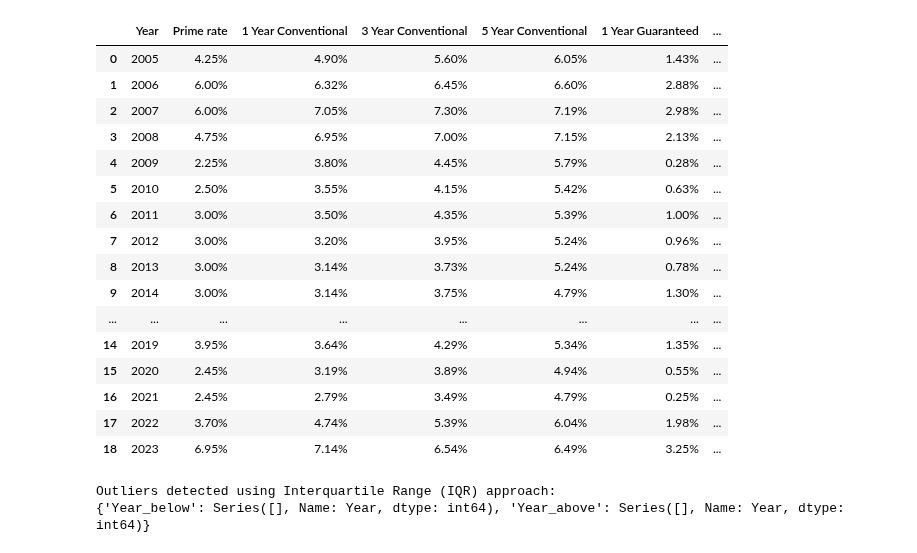
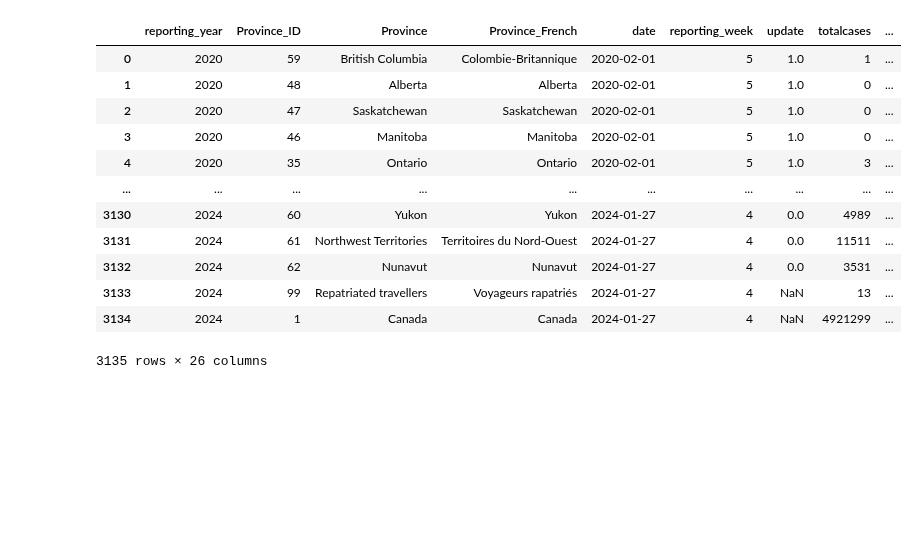
Before and after one commit to JasleenShergill/Covid-s-Effect-on-Real-Estate, a Jupyter notebook: Outlier_analysis.ipynb, the cells around one changed output. Saved outputs shown, nothing was run; the diff lists cells and outputs as text; code cells hidden in the pictures; blank space fills up the shorter version.

Commit message:
outlier analysis

```diff
--- a/Outlier_analysis.ipynb
+++ b/Outlier_analysis.ipynb
@@ -10,7 +11,7 @@ import datetime as dt
 #importing files for analysis
 
 interest_rate_path = "Output/interest_rate_cleaned.csv"
-covid_case_path = "covid19_df.csv"
+covid_case_path = "Output/covid19_df.csv"
 real_estate_csv_path = "Output/real_estate_clean.csv"
 # %%
 #Read the CSV Files
@@ -25,53 +21,17 @@ real_estate = pd.read_csv(real_estate_csv_path)
 # %%
-#display first data frame
-interest_rate_df
+#display second data frame
+covid_case
 # %% [output]
-|  | Year | Prime rate | 1 Year Conventional | 3 Year Conventional | 5 Year Conventional | 1 Year Guaranteed | ... |
-| 0 | 2005 | 4.25% | 4.90% | 5.60% | 6.05% | 1.43% | ... |
-| 1 | 2006 | 6.00% | 6.32% | 6.45% | 6.60% | 2.88% | ... |
-| 2 | 2007 | 6.00% | 7.05% | 7.30% | 7.19% | 2.98% | ... |
-| 3 | 2008 | 4.75% | 6.95% | 7.00% | 7.15% | 2.13% | ... |
-| 4 | 2009 | 2.25% | 3.80% | 4.45% | 5.79% | 0.28% | ... |
-| 5 | 2010 | 2.50% | 3.55% | 4.15% | 5.42% | 0.63% | ... |
-| 6 | 2011 | 3.00% | 3.50% | 4.35% | 5.39% | 1.00% | ... |
-| 7 | 2012 | 3.00% | 3.20% | 3.95% | 5.24% | 0.96% | ... |
-| 8 | 2013 | 3.00% | 3.14% | 3.73% | 5.24% | 0.78% | ... |
-| 9 | 2014 | 3.00% | 3.14% | 3.75% | 4.79% | 1.30% | ... |
-| ... | ... | ... | ... | ... | ... | ... | ... |
-| 14 | 2019 | 3.95% | 3.64% | 4.29% | 5.34% | 1.35% | ... |
-| 15 | 2020 | 2.45% | 3.19% | 3.89% | 4.94% | 0.55% | ... |
-| 16 | 2021 | 2.45% | 2.79% | 3.49% | 4.79% | 0.25% | ... |
-| 17 | 2022 | 3.70% | 4.74% | 5.39% | 6.04% | 1.98% | ... |
-| 18 | 2023 | 6.95% | 7.14% | 6.54% | 6.49% | 3.25% | ... |
+|  | reporting_year | Province_ID | Province | Province_French | date | reporting_week | update | totalcases | ... |
+| 0 | 2020 | 59 | British Columbia | Colombie-Britannique | 2020-02-01 | 5 | 1.0 | 1 | ... |
+| 1 | 2020 | 48 | Alberta | Alberta | 2020-02-01 | 5 | 1.0 | 0 | ... |
+| 2 | 2020 | 47 | Saskatchewan | Saskatchewan | 2020-02-01 | 5 | 1.0 | 0 | ... |
+| 3 | 2020 | 46 | Manitoba | Manitoba | 2020-02-01 | 5 | 1.0 | 0 | ... |
+| 4 | 2020 | 35 | Ontario | Ontario | 2020-02-01 | 5 | 1.0 | 3 | ... |
+| ... | ... | ... | ... | ... | ... | ... | ... | ... | ... |
+| 3130 | 2024 | 60 | Yukon | Yukon | 2024-01-27 | 4 | 0.0 | 4989 | ... |
+| 3131 | 2024 | 61 | Northwest Territories | Territoires du Nord-Ouest | 2024-01-27 | 4 | 0.0 | 11511 | ... |
+| 3132 | 2024 | 62 | Nunavut | Nunavut | 2024-01-27 | 4 | 0.0 | 3531 | ... |
+| 3133 | 2024 | 99 | Repatriated travellers | Voyageurs rapatriés | 2024-01-27 | 4 | NaN | 13 | ... |
+| 3134 | 2024 | 1 | Canada | Canada | 2024-01-27 | 4 | NaN | 4921299 | ... |
+3135 rows × 26 columns
-# %%
-# Load the interest_rate DataFrame
-interest_rate = pd.read_csv(interest_rate_path)
-
-# Define a function to calculate Q1 and Q3 for a given column
-def calculate_iqr(column):
-    q1 = np.percentile(column, 25)
-    q3 = np.percentile(column, 75)
-    return q1, q3
-
-# Define a function to detect outliers using the IQR method
-def detect_iqr_outliers(column):
-    q1, q3 = calculate_iqr(column)
-    iqr = q3 - q1
-    lower_limit = q1 - 1.5 * iqr
-    upper_limit = q3 + 1.5 * iqr
-    return column[column < lower_limit], column[column > upper_limit]
-
-# Apply the outlier detection function to each column
-outliers_dict = {}
-for column in interest_rate.columns:
-    if interest_rate[column].dtype != 'object':
-        outliers_below, outliers_above = detect_iqr_outliers(interest_rate[column])
-        outliers_dict[f'{column}_below'] = outliers_below
-        outliers_dict[f'{column}_above'] = outliers_above
-
-# Print the results
-print('Outliers detected using Interquartile Range (IQR) approach:')
-print(outliers_dict)
-# %% [output]
-Outliers detected using Interquartile Range (IQR) approach:
-{'Year_below': Series([], Name: Year, dtype: int64), 'Year_above': Series([], Name: Year, dtype: int64)}
```
Also changed, not shown: parts of 8 cells of this notebook.
